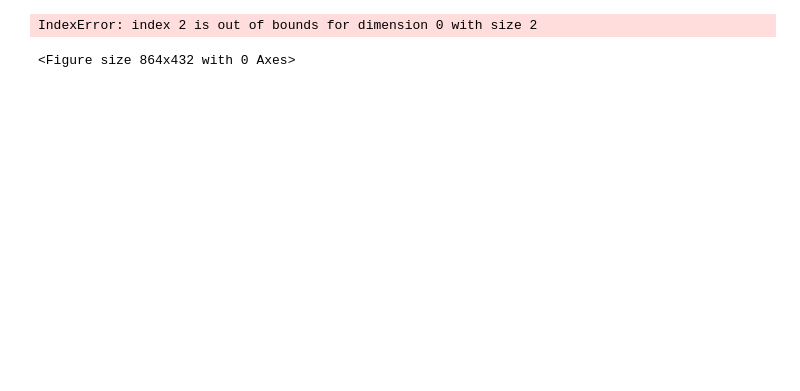
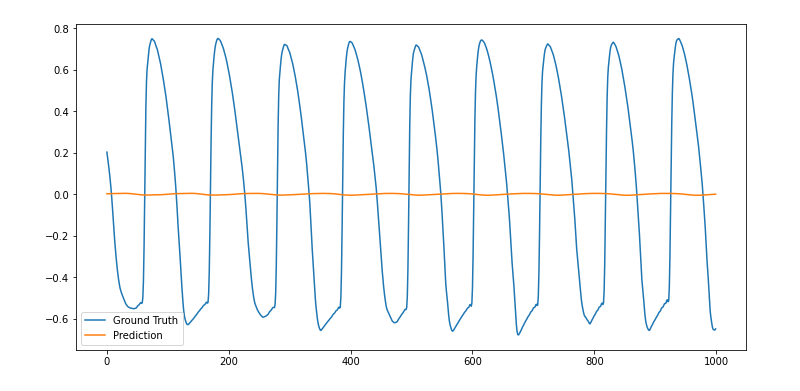
Before and after one commit to ChuanCh/A2E, a Jupyter notebook: WaveNet_train.ipynb, the cells around one changed output. Drawn from its saved outputs; the diff is of its cells as text; code cells hidden in the pictures; blank space fills up the shorter version.

```diff
--- a/WaveNet_train.ipynb
+++ b/WaveNet_train.ipynb
@@ -249,16 +264,15 @@ torch.save(model.state_dict(), 'WaveNet.pth')
 # %%
 egg = egg.cpu()
 output = output.cpu()
 # Plot the first sample
 plt.figure(figsize=(12, 6))
-plt.plot(egg[2].squeeze()[3000:5000], label='Ground Truth')
-plt.plot(output[2].squeeze()[3000:5000], label='Prediction')
+plt.plot(egg[0].squeeze()[39000:40000], label='Ground Truth')
+plt.plot(output[0].squeeze()[39000:40000], label='Prediction')
 plt.legend()
 
 plt.show()
 # %% [output]
-IndexError: index 2 is out of bounds for dimension 0 with size 2
-<Figure size 864x432 with 0 Axes>
+[figure, added]
 # %%
 import soundfile as sf
 # save the first predicted EGG as wav
```
Also changed, not shown: parts of 2 cells of this notebook, 1 other file.
